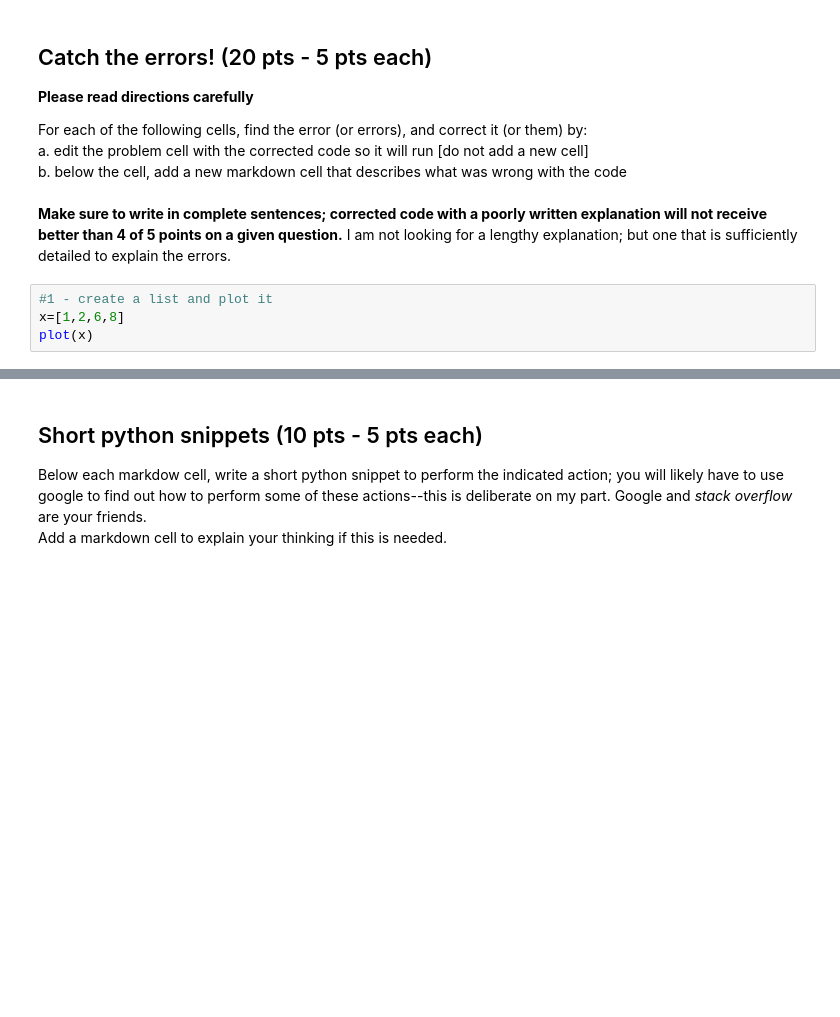
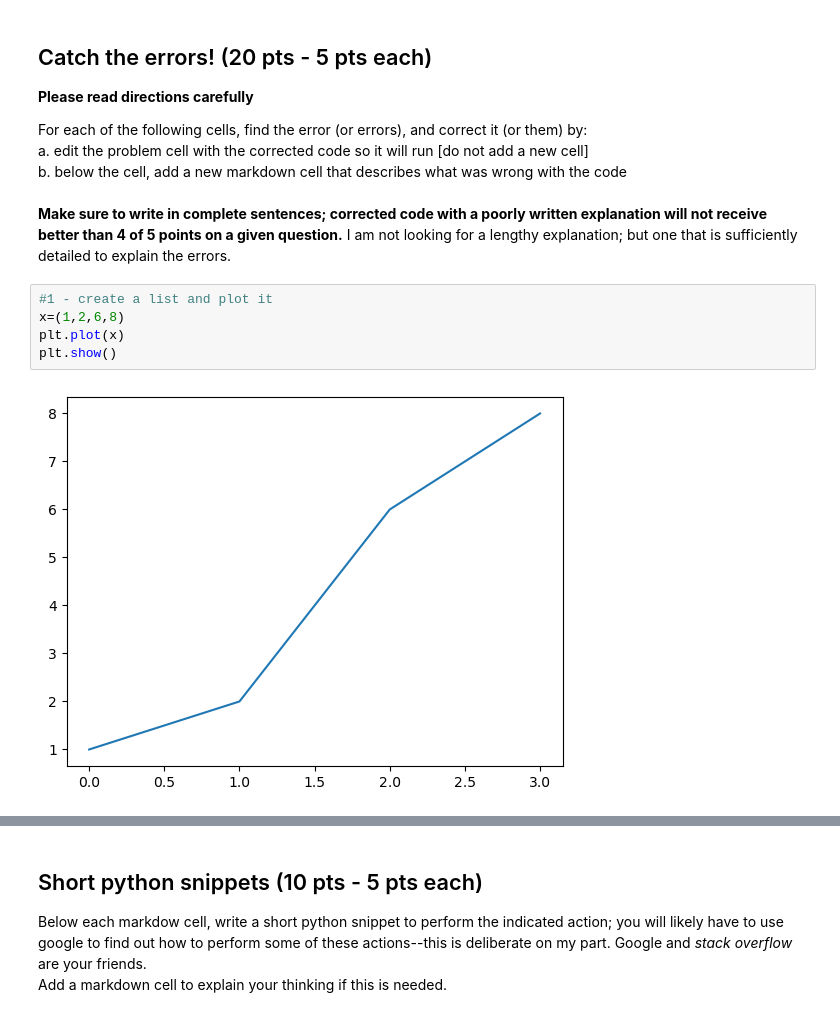
Before and after one commit to LDeGroot-Wooster/CompPhys26, a Jupyter notebook: Labs/LabAssignment4_S26.ipynb, the cells around one changed output, grey strips where cells are left out. Drawn from its saved outputs; the diff is of its cells as text; blank space fills up the shorter version.

```diff
--- a/Labs/LabAssignment4_S26.ipynb
+++ b/Labs/LabAssignment4_S26.ipynb
@@ -20,5 +23,8 @@ For each of the following cells, find the error (or errors), and correct it (or
 **Make sure to write in complete sentences; corrected code with a poorly written explanation will not receive better than 4 of 5 points on a given question.** I am not looking for a lengthy explanation; but one that is sufficiently detailed to explain the errors.
 # %%
 #1 - create a list and plot it
-x=[1,2,6,8]
-plot(x)
+x=(1,2,6,8)
+plt.plot(x)
+plt.show()
+# %% [output]
+[figure, added]
```
Also changed, not shown: parts of 17 cells of this notebook.
